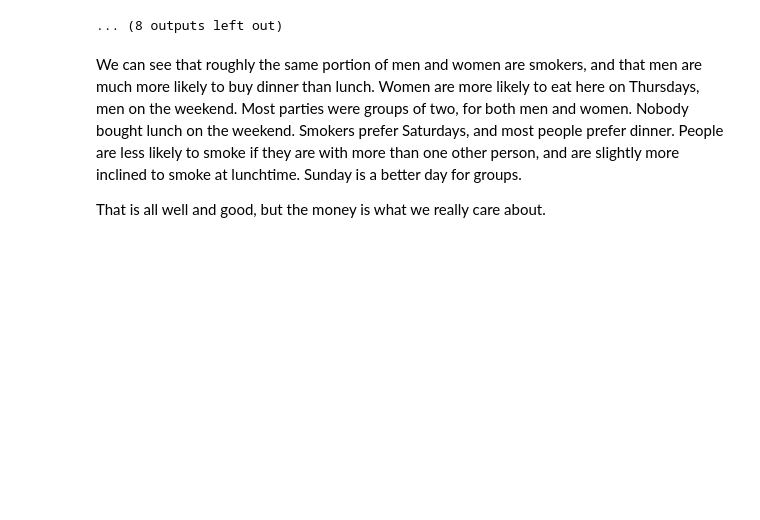
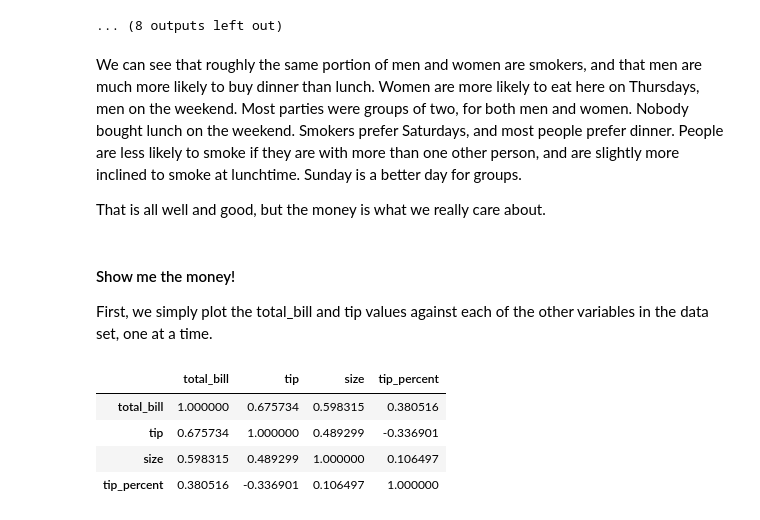
Before and after one commit to HFintan/HDip-FunDatAnalytics, a Jupyter notebook: fda_assignment.ipynb, the cells around one changed output. Drawn from its saved outputs; the diff is of its cells as text; code cells hidden in the pictures; blank space fills up the shorter version.

```diff
--- a/fda_assignment.ipynb
+++ b/fda_assignment.ipynb
@@ -177,3 +203,15 @@ for i in ['sex','smoker','day','time','size']:
 We can see that roughly the same portion of men and women are smokers, and that men are much more likely to buy dinner than lunch. Women are more likely to eat here on Thursdays, men on the weekend. Most parties were groups of two, for both men and women. Nobody bought lunch on the weekend. Smokers prefer Saturdays, and most people prefer dinner.  People are less likely to smoke if they are with more than one other person, and are slightly more inclined to smoke at lunchtime. Sunday is a better day for groups.
 
 That is all well and good, but the money is what we really care about.
+# %% [markdown]
+#### Show me the money!
+
+First, we simply plot the total_bill and tip values against each of the other variables in the data set, one at a time.
+# %%
+tips.corr()
+# %% [output]
+|  | total_bill | tip | size | tip_percent |
+| total_bill | 1.000000 | 0.675734 | 0.598315 | 0.380516 |
+| tip | 0.675734 | 1.000000 | 0.489299 | -0.336901 |
+| size | 0.598315 | 0.489299 | 1.000000 | 0.106497 |
+| tip_percent | 0.380516 | -0.336901 | 0.106497 | 1.000000 |
```
Also changed, not shown: parts of 12 cells of this notebook, 1 other file.
